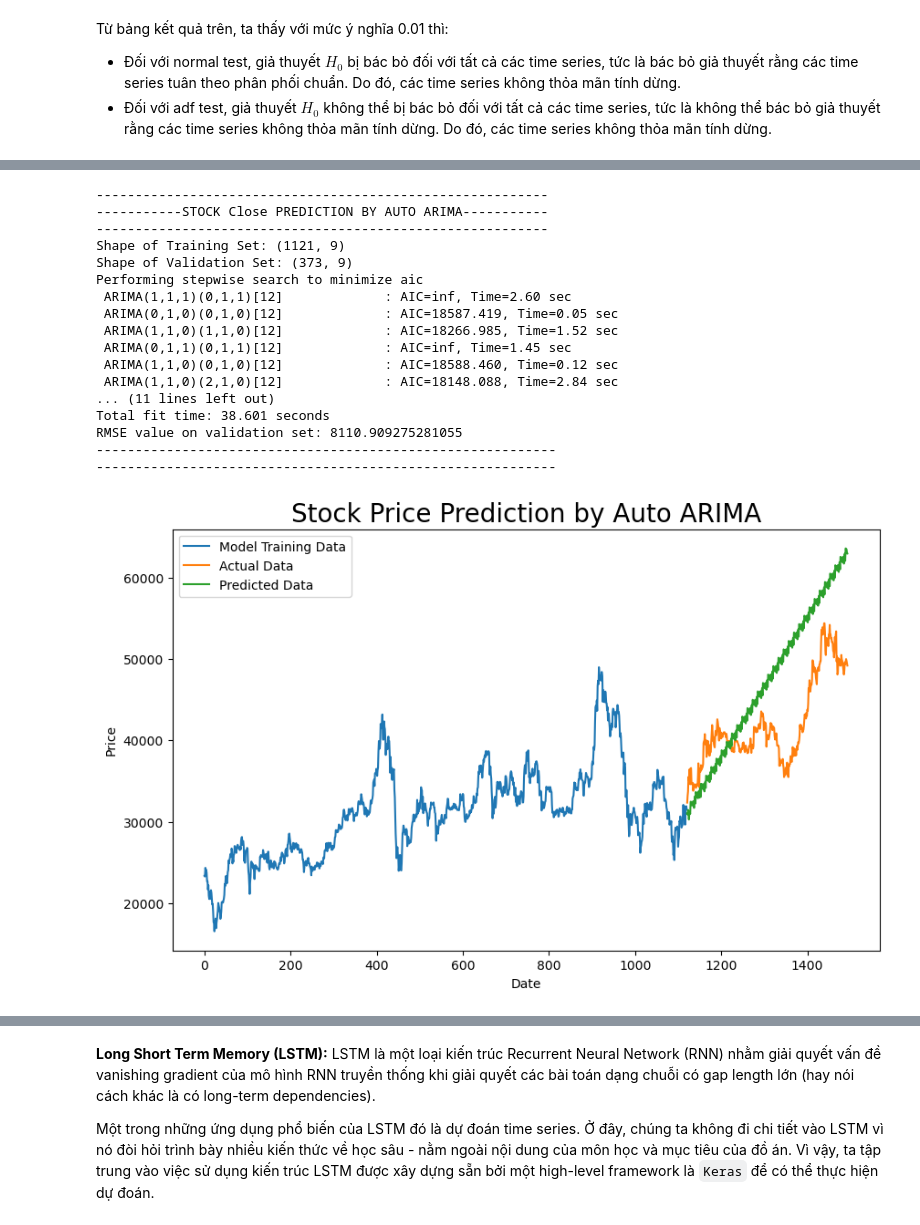
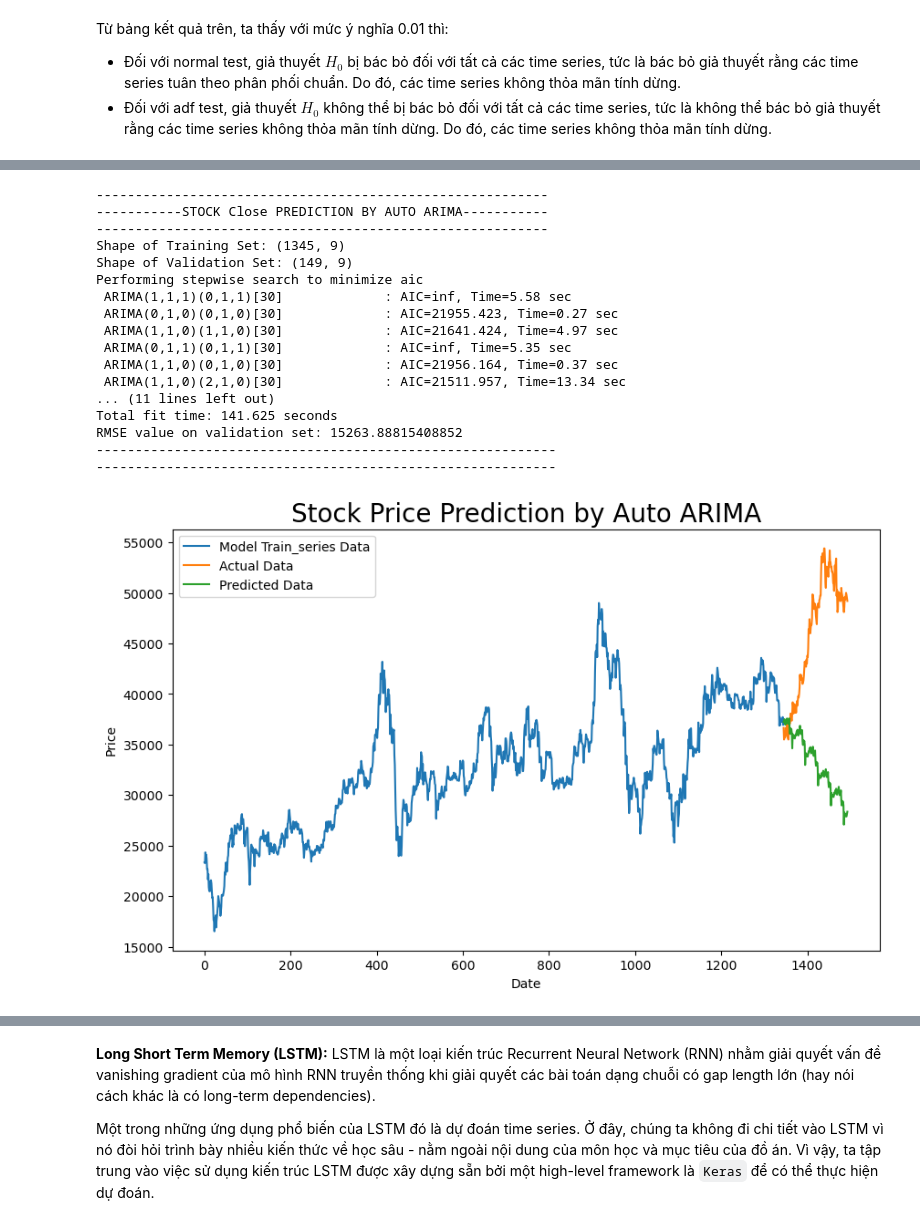
Before and after one commit to HTNam1710/DataViz_Lab02, a Jupyter notebook: C-Data-exploration-04.ipynb, the cells around one changed output, grey strips where cells are left out. Cells and saved outputs as stored; diff of their text form; code cells hidden in the pictures.

```diff
--- a/C-Data-exploration-04.ipynb
+++ b/C-Data-exploration-04.ipynb
@@ -436,53 +868,54 @@ BID_df = get_bank_df(bankname='BIDV', date_index=False)
 from math import floor,ceil
 from pmdarima.arima import auto_arima
 
-def auto_arima_prediction(df, train_ratio=0.75):
-    # Determine the size of the dataset
+def auto_arima_prediction(df, train_ratio=0.75, m=30):
     shape = df.shape[0]
     df_new = df.copy()
     data = df_new.sort_index(ascending=True, axis=0)
 
-    # Split the data into training and validation sets
-    train_set = data[:ceil(shape * train_ratio)]
-    valid_set = data[ceil(shape * train_ratio):]
+    # Chia dataframe theo tỉ lệ tập train và tập validation
+    train_df = data[:ceil(shape * train_ratio)]
+    valid_df = data[ceil(shape * train_ratio):]
 
     print('----------------------------------------------------------')
     print('-----------STOCK Close PREDICTION BY AUTO ARIMA-----------')
     print('----------------------------------------------------------')
-    print('Shape of Training Set:', train_set.shape)
-    print('Shape of Validation Set:', valid_set.shape)
+    print('Shape of Training Set:', train_df.shape)
+    print('Shape of Validation Set:', valid_df.shape)
 
-    # Extract the training data
-    training = train_set['Price']
+    # Tập train
+    train_series = train_df['Price']
 
-    # Fit the auto ARIMA model
+    # Khởi tạo mô hình SARIMA
     model = auto_arima(
-        training,
+        train_series,
         start_p=1, start_q=1,
-        max_p=3, max_q=3,
-        m=12, start_P=0,
+        max_p=2, max_q=2,
+        m=m, start_P=0,
         seasonal=True,
         d=1, D=1,
         trace=True,
         error_action='ignore',
         suppress_warnings=True
     )
-    model.fit(training)
 
-    # Forecast the values for the validation set
+    # Huấn luyện mô hình
+    model.fit(train_series)
+
+    # Dự đoán trên tập validation
     forecast = model.predict(n_periods=ceil(shape * (1 - train_ratio)))
-    forecast = pd.DataFrame(forecast, index=valid_set.index, columns=['Prediction'])
+    forecast = pd.DataFrame(forecast, index=valid_df.index, columns=['Prediction'])
 
     # Calculate RMSE
-    rms = np.sqrt(np.mean(np.power((np.array(valid_set['Price']) - np.array(forecast['Prediction'])), 2)))
+    rms = np.sqrt(np.mean(np.power((np.array(valid_df['Price']) - np.array(forecast['Prediction'])), 2)))
     print('RMSE value on validation set:', rms)
     print('-----------------------------------------------------------')
     print('-----------------------------------------------------------')
 
     # Plot the results
     plt.figure(figsize=(10, 6))
-    plt.plot(train_set['Price'], label='Model Training Data')
-    plt.plot(valid_set['Price'], label='Actual Data')
+    plt.plot(train_df['Price'], label='Model Train_series Data')
+    plt.plot(valid_df['Price'], label='Actual Data')
     plt.plot(forecast['Prediction'], label='Predicted Data')
     plt.xlabel('Date', size=10)
     plt.ylabel('Price', size=10)
@@ -492,23 +925,23 @@ def auto_arima_prediction(df, train_ratio=0.75):
 
     return rms
 # %%
-loss_sarima = auto_arima_prediction(BID_df)
+loss_sarima = auto_arima_prediction(BID_df, train_ratio=0.9, m=30)
 # %% [output]
 ----------------------------------------------------------
 -----------STOCK Close PREDICTION BY AUTO ARIMA-----------
 ----------------------------------------------------------
-Shape of Training Set: (1121, 9)
-Shape of Validation Set: (373, 9)
+Shape of Training Set: (1345, 9)
+Shape of Validation Set: (149, 9)
 Performing stepwise search to minimize aic
- ARIMA(1,1,1)(0,1,1)[12]             : AIC=inf, Time=2.60 sec
- ARIMA(0,1,0)(0,1,0)[12]             : AIC=18587.419, Time=0.05 sec
- ARIMA(1,1,0)(1,1,0)[12]             : AIC=18266.985, Time=1.52 sec
- ARIMA(0,1,1)(0,1,1)[12]             : AIC=inf, Time=1.45 sec
- ARIMA(1,1,0)(0,1,0)[12]             : AIC=18588.460, Time=0.12 sec
- ARIMA(1,1,0)(2,1,0)[12]             : AIC=18148.088, Time=2.84 sec
+ ARIMA(1,1,1)(0,1,1)[30]             : AIC=inf, Time=5.58 sec
+ ARIMA(0,1,0)(0,1,0)[30]             : AIC=21955.423, Time=0.27 sec
+ ARIMA(1,1,0)(1,1,0)[30]             : AIC=21641.424, Time=4.97 sec
+ ARIMA(0,1,1)(0,1,1)[30]             : AIC=inf, Time=5.35 sec
+ ARIMA(1,1,0)(0,1,0)[30]             : AIC=21956.164, Time=0.37 sec
+ ARIMA(1,1,0)(2,1,0)[30]             : AIC=21511.957, Time=13.34 sec
 ... (11 lines left out)
-Total fit time: 38.601 seconds
-RMSE value on validation set: 8110.909275281055
+Total fit time: 141.625 seconds
+RMSE value on validation set: 15263.88815408852
 -----------------------------------------------------------
 -----------------------------------------------------------
-[figure, old version]
+[figure, new version]
```
Also changed, not shown: parts of 79 cells of this notebook.
